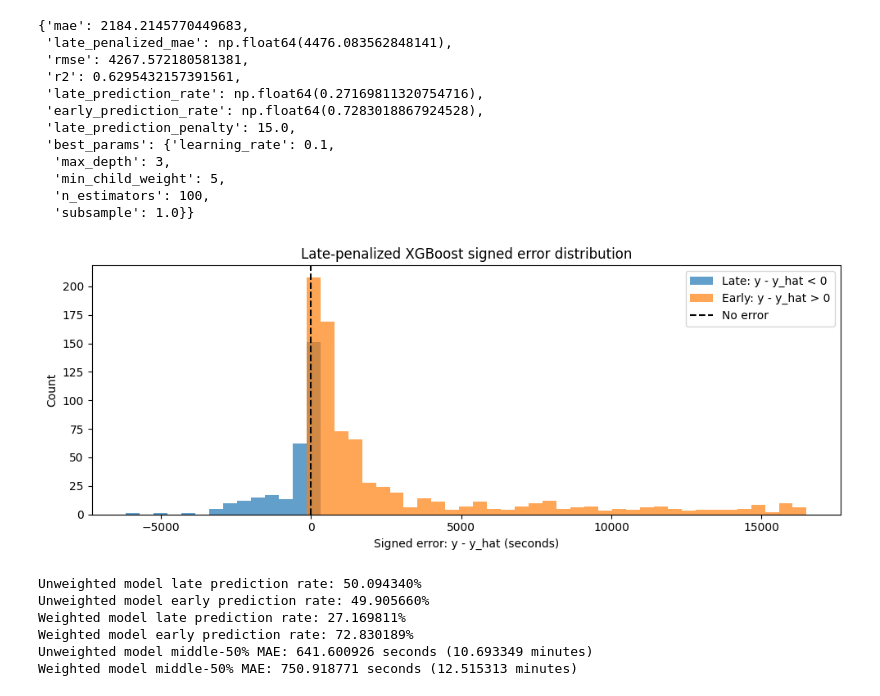
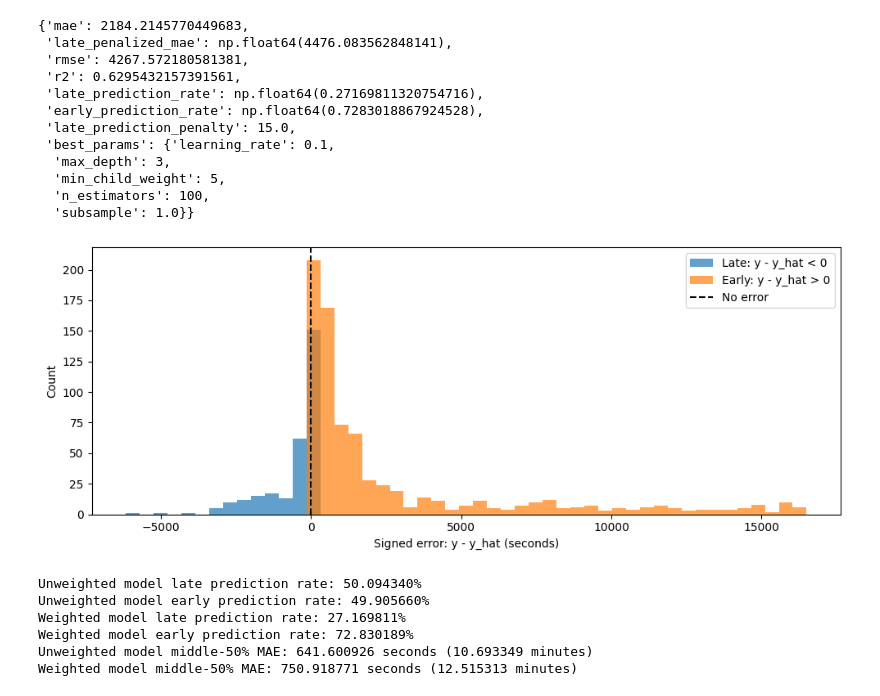
Before and after one commit to mohamad-hasan-sohan-ajini/predictive-maintenance, a Jupyter notebook: src/predictive_maintenance_xgboost_when.ipynb, the cells around one changed output. Saved outputs shown, nothing was run; the diff lists cells and outputs as text; code cells hidden in the pictures.

```diff
--- a/src/predictive_maintenance_xgboost_when.ipynb
+++ b/src/predictive_maintenance_xgboost_when.ipynb
@@ -542,35 +548,38 @@ plt.hist(
 plt.axvline(0, color="black", linestyle="--", label="No error")
 plt.xlabel("Signed error: y - y_hat (seconds)")
 plt.ylabel("Count")
-plt.title("Late-penalized XGBoost signed error distribution")
+# plt.title("Late-penalized XGBoost signed error distribution")
 plt.legend()
 plt.tight_layout()
+plt.savefig(
+    OUTPUT_DIR / "late_penalized_xgboost_signed_error_distribution.pdf", dpi=300
+)
 plt.show()
 
 print(
     f"Unweighted model late prediction rate: "
     f"{(unweighted_signed_errors < 0).mean():.6%}"
 )
 print(
     f"Unweighted model early prediction rate: "
     f"{(unweighted_signed_errors > 0).mean():.6%}"
 )
 print(f"Weighted model late prediction rate: {(weighted_signed_errors < 0).mean():.6%}")
 print(
     f"Weighted model early prediction rate: {(weighted_signed_errors > 0).mean():.6%}"
 )
 print(
     f"Unweighted model middle-50% MAE: "
     f"{unweighted_middle_quartile_mae:.6f} seconds "
     f"({unweighted_middle_quartile_mae / 60:.6f} minutes)"
 )
 print(
     f"Weighted model middle-50% MAE: "
     f"{weighted_middle_quartile_mae:.6f} seconds "
     f"({weighted_middle_quartile_mae / 60:.6f} minutes)"
 )
 # %% [output]
-[figure, old version]
+[figure, new version]
 Unweighted model late prediction rate: 50.094340%
 Unweighted model early prediction rate: 49.905660%
 Weighted model late prediction rate: 27.169811%
```
Also changed, not shown: parts of 5 cells of this notebook.
